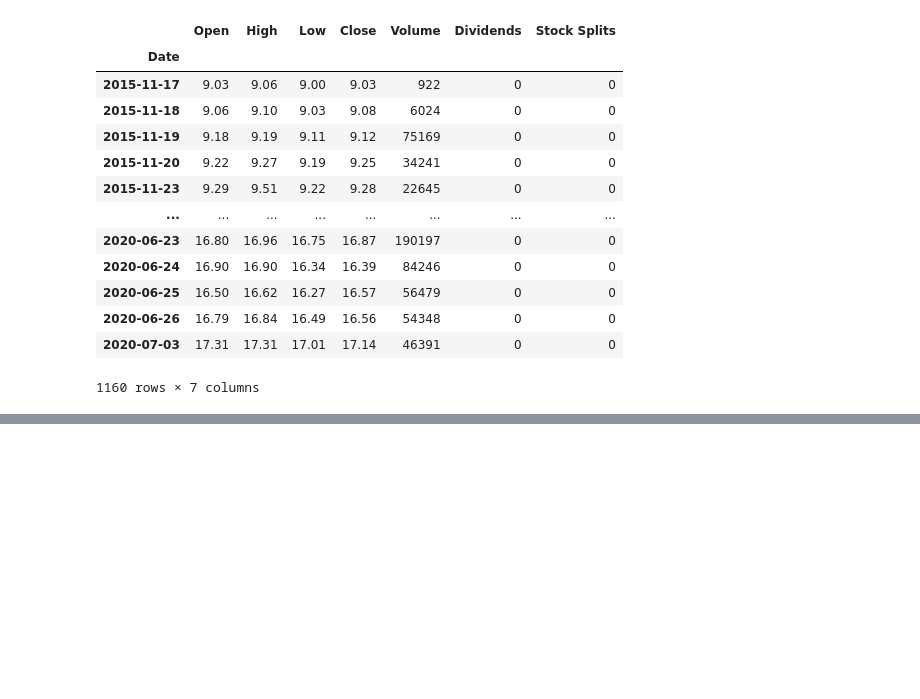
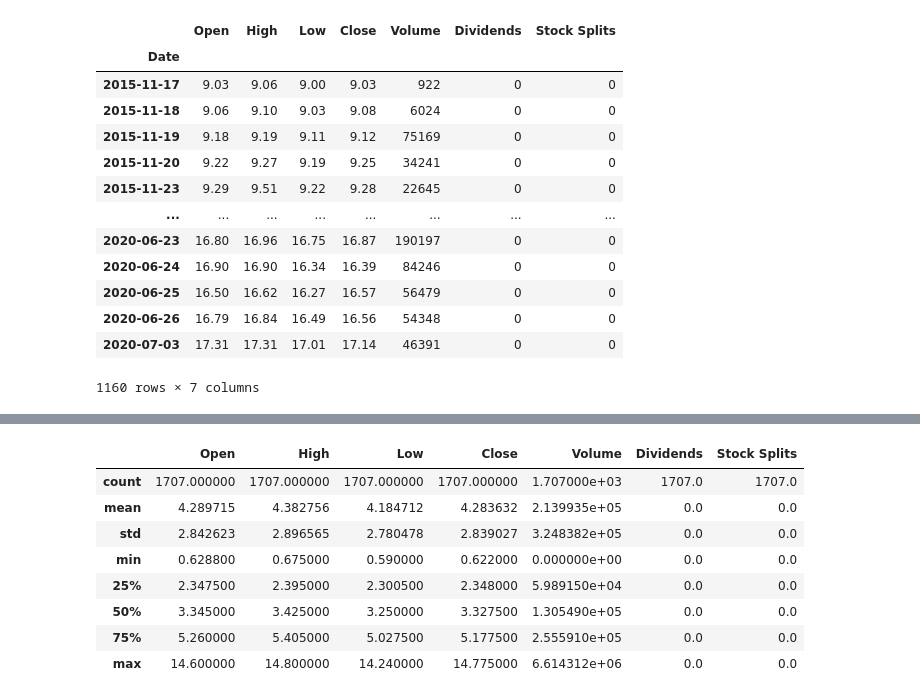
Before and after one commit to antoiovi/jupythernotebooks, a Jupyter notebook: Finanza/pandas_datareader_example_01.ipynb, the cells around one changed output, grey strips where cells are left out. Drawn from its saved outputs; the diff is of its cells as text; code cells hidden in the pictures; blank space fills up the shorter version.

```diff
--- a/Finanza/pandas_datareader_example_01.ipynb
+++ b/Finanza/pandas_datareader_example_01.ipynb
@@ -179,0 +201,12 @@ Credito 17.01,  Guadagno 0.74 Prezzo medio : 11.77 Perc. 6.29
+# %%
+SIL3.describe()
+# %% [output]
+|  | Open | High | Low | Close | Volume | Dividends | Stock Splits |
+| count | 1707.000000 | 1707.000000 | 1707.000000 | 1707.000000 | 1.707000e+03 | 1707.0 | 1707.0 |
+| mean | 4.289715 | 4.382756 | 4.184712 | 4.283632 | 2.139935e+05 | 0.0 | 0.0 |
+| std | 2.842623 | 2.896565 | 2.780478 | 2.839027 | 3.248382e+05 | 0.0 | 0.0 |
+| min | 0.628800 | 0.675000 | 0.590000 | 0.622000 | 0.000000e+00 | 0.0 | 0.0 |
+| 25% | 2.347500 | 2.395000 | 2.300500 | 2.348000 | 5.989150e+04 | 0.0 | 0.0 |
+| 50% | 3.345000 | 3.425000 | 3.250000 | 3.327500 | 1.305490e+05 | 0.0 | 0.0 |
+| 75% | 5.260000 | 5.405000 | 5.027500 | 5.177500 | 2.555910e+05 | 0.0 | 0.0 |
+| max | 14.600000 | 14.800000 | 14.240000 | 14.775000 | 6.614312e+06 | 0.0 | 0.0 |
```
Also changed, not shown: parts of 8 cells of this notebook, 4 other files.
